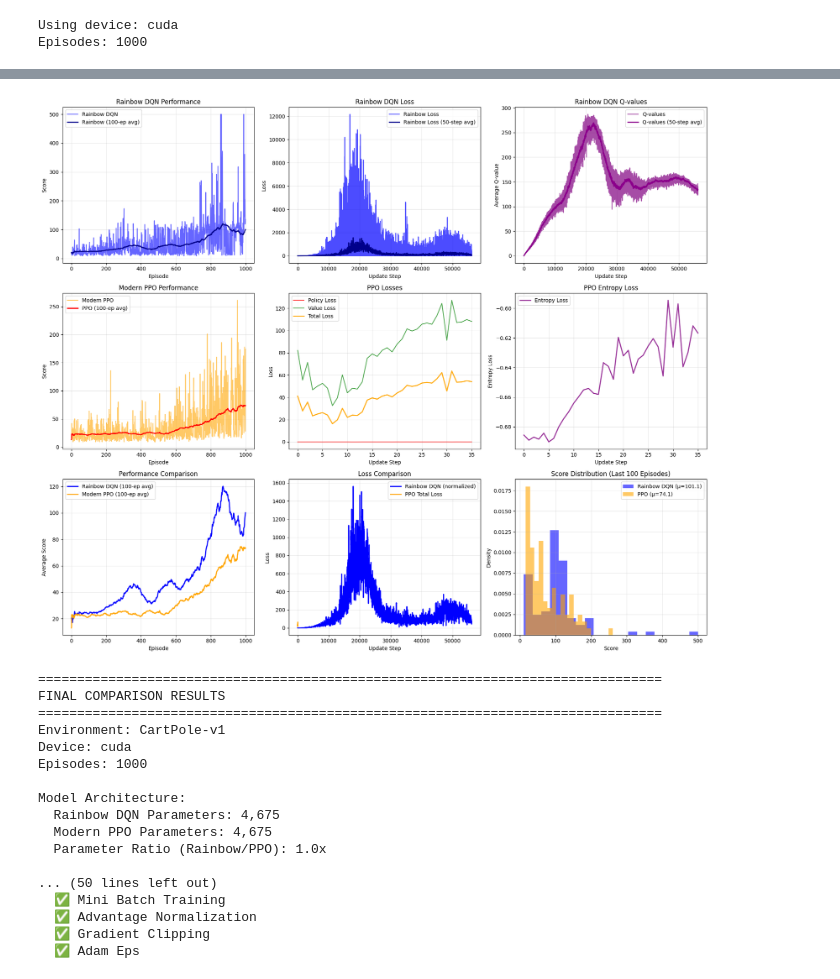
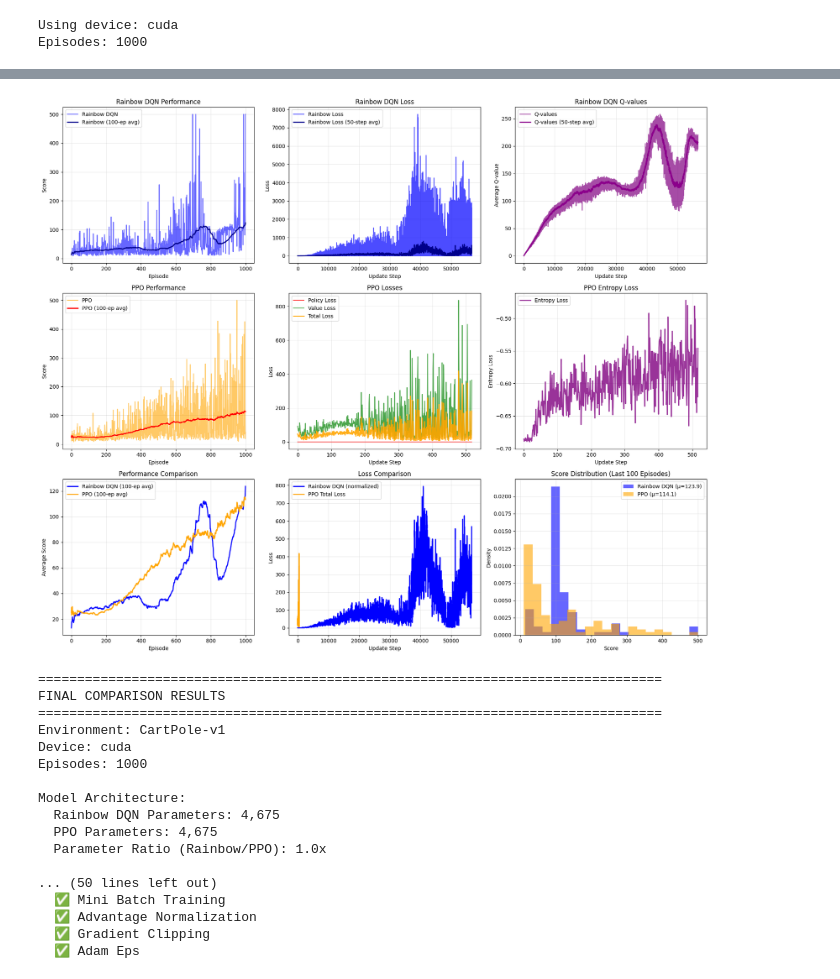
Before and after one commit to tae898/on-policy-rl, a Jupyter notebook: dqn-vs-ppo.ipynb, the cells around one changed output, grey strips where cells are left out. Saved outputs shown, nothing was run; the diff lists cells and outputs as text; code cells hidden in the pictures.

```diff
--- a/dqn-vs-ppo.ipynb
+++ b/dqn-vs-ppo.ipynb
@@ -249,8 +249,8 @@ CONFIG = {
         "lr": 3e-4,
         "hidden_size": 64,
         "gamma": 0.99,
-        "update_frequency": 1024,
-        "mini_batch_size": 64,
+        "update_frequency": 128,
+        "mini_batch_size": 32,
         # Flaggable PPO Features
         "use_clipped_objective": True,          # Clipped Objective
         "use_old_policy_storage": True,         # Old Policy Storage
@@ -1209,10 +1209,10 @@ plt.grid(True, alpha=0.3)
 
 # Row 2: PPO plots
 plt.subplot(3, 3, 4)
-plt.plot(ppo_scores, alpha=0.6, label='Modern PPO', color='orange')
+plt.plot(ppo_scores, alpha=0.6, label='PPO', color='orange')
 plt.plot([np.mean(ppo_scores[max(0, i-100):i+1]) for i in range(len(ppo_scores))],
          label='PPO (100-ep avg)', color='red', linewidth=2)
-plt.title('Modern PPO Performance')
+plt.title('PPO Performance')
 plt.xlabel('Episode')
 plt.ylabel('Score')
 plt.legend()
@@ -1244,7 +1244,7 @@ rainbow_avg = [np.mean(rainbow_scores[max(0, i-100):i+1]) for i in range(len(rai
 ppo_avg = [np.mean(ppo_scores[max(0, i-100):i+1]) for i in range(len(ppo_scores))]
 
 plt.plot(rainbow_avg, label='Rainbow DQN (100-ep avg)', linewidth=2, color='blue')
-plt.plot(ppo_avg, label='Modern PPO (100-ep avg)', linewidth=2, color='orange')
+plt.plot(ppo_avg, label='PPO (100-ep avg)', linewidth=2, color='orange')
 plt.title('Performance Comparison')
 plt.xlabel('Episode')
 plt.ylabel('Average Score')
@@ -1301,7 +1301,7 @@ print(f"Episodes: {CONFIG['episodes']}")
 
 print(f"\nModel Architecture:")
 print(f"  Rainbow DQN Parameters: {rainbow_params:,}")
-print(f"  Modern PPO Parameters: {ppo_params:,}")
+print(f"  PPO Parameters: {ppo_params:,}")
 print(f"  Parameter Ratio (Rainbow/PPO): {rainbow_params/ppo_params:.1f}x")
 
 print(f"\nHyperparameters:")
@@ -1311,7 +1311,7 @@ print(f"    - Learning Rate: {CONFIG['rainbow']['lr']}")
 print(f"    - Atoms: {CONFIG['rainbow']['num_atoms']}")
 print(f"    - Memory Capacity: {CONFIG['rainbow']['memory_capacity']:,}")
 print(f"    - Warmup Steps: {CONFIG['rainbow']['warmup_steps']:,}")
-print(f"  Modern PPO:")
+print(f"  PPO:")
 print(f"    - Mini-batch Size: {CONFIG['ppo']['mini_batch_size']}")
 print(f"    - Learning Rate: {CONFIG['ppo']['lr']}")
 print(f"    - Update Frequency: {CONFIG['ppo']['update_frequency']}")
@@ -1319,46 +1319,46 @@ print(f"    - PPO Epochs: {CONFIG['ppo']['ppo_epochs']}")
 
 print(f"\nPerformance (last 100 episodes):")
 print(f"  Rainbow DQN Average Score: {np.mean(rainbow_scores[-100:]):.2f}")
-print(f"  Modern PPO Average Score: {np.mean(ppo_scores[-100:]):.2f}")
+print(f"  PPO Average Score: {np.mean(ppo_scores[-100:]):.2f}")
 print(f"  Performance Difference: {np.mean(ppo_scores[-100:]) - np.mean(rainbow_scores[-100:]):+.2f}")
 
 print(f"\nTraining Time:")
 print(f"  Rainbow DQN Training Time: {rainbow_time:.2f} seconds")
-print(f"  Modern PPO Training Time: {ppo_time:.2f} seconds")
+print(f"  PPO Training Time: {ppo_time:.2f} seconds")
 print(f"  Time Difference: {abs(rainbow_time - ppo_time):.2f} seconds")
-print(f"  Faster Algorithm: {'Rainbow DQN' if rainbow_time < ppo_time else 'Modern PPO'}")
+print(f"  Faster Algorithm: {'Rainbow DQN' if rainbow_time < ppo_time else 'PPO'}")
 
 # Loss Statistics
 print(f"\nLoss Statistics:")
 if len(rainbow_agent.losses) > 0:
     print(f"  Rainbow DQN:")
     print(f"    - Final Loss: {rainbow_agent.losses[-1]:.4f}")
     print(f"    - Average Loss: {np.mean(rainbow_agent.losses):.4f}")
     print(f"    - Total Updates: {len(rainbow_agent.losses):,}")
 if len(ppo_agent.total_losses) > 0:
-    print(f"  Modern PPO:")
+    print(f"  PPO:")
     print(f"    - Final Total Loss: {ppo_agent.total_losses[-1]:.4f}")
     print(f"    - Final Policy Loss: {ppo_agent.policy_losses[-1]:.4f}")
     print(f"    - Final Value Loss: {ppo_agent.value_losses[-1]:.4f}")
     print(f"    - Total Updates: {len(ppo_agent.total_losses):,}")
 
 # Algorithm features summary
 print(f"\n{'='*80}")
 print(f"ALGORITHM FEATURES IMPLEMENTED")
 print(f"{'='*80}")
 
 # Rainbow DQN features
 rainbow_features = [k.replace('use_', '') for k, v in CONFIG['rainbow'].items() if k.startswith('use_') and v]
 print("Rainbow DQN:")
 for feature in rainbow_features:
     print(f"  ✅ {feature.replace('_', ' ').title()}")
 
-print("\nModern PPO:")
+print("\nPPO:")
 ppo_features = [k.replace('use_', '') for k, v in CONFIG['ppo'].items() if k.startswith('use_') and v]
 for feature in ppo_features:
     print(f"  ✅ {feature.replace('_', ' ').title()}")
 # %% [output]
-[figure, old version]
+[figure, new version]
 ================================================================================
 FINAL COMPARISON RESULTS
 ================================================================================
@@ -1368,7 +1368,7 @@ Episodes: 1000
 
 Model Architecture:
   Rainbow DQN Parameters: 4,675
-  Modern PPO Parameters: 4,675
+  PPO Parameters: 4,675
   Parameter Ratio (Rainbow/PPO): 1.0x
 
 ... (50 lines left out)
```
Also changed, not shown: parts of 5 cells of this notebook, 1 other file.
